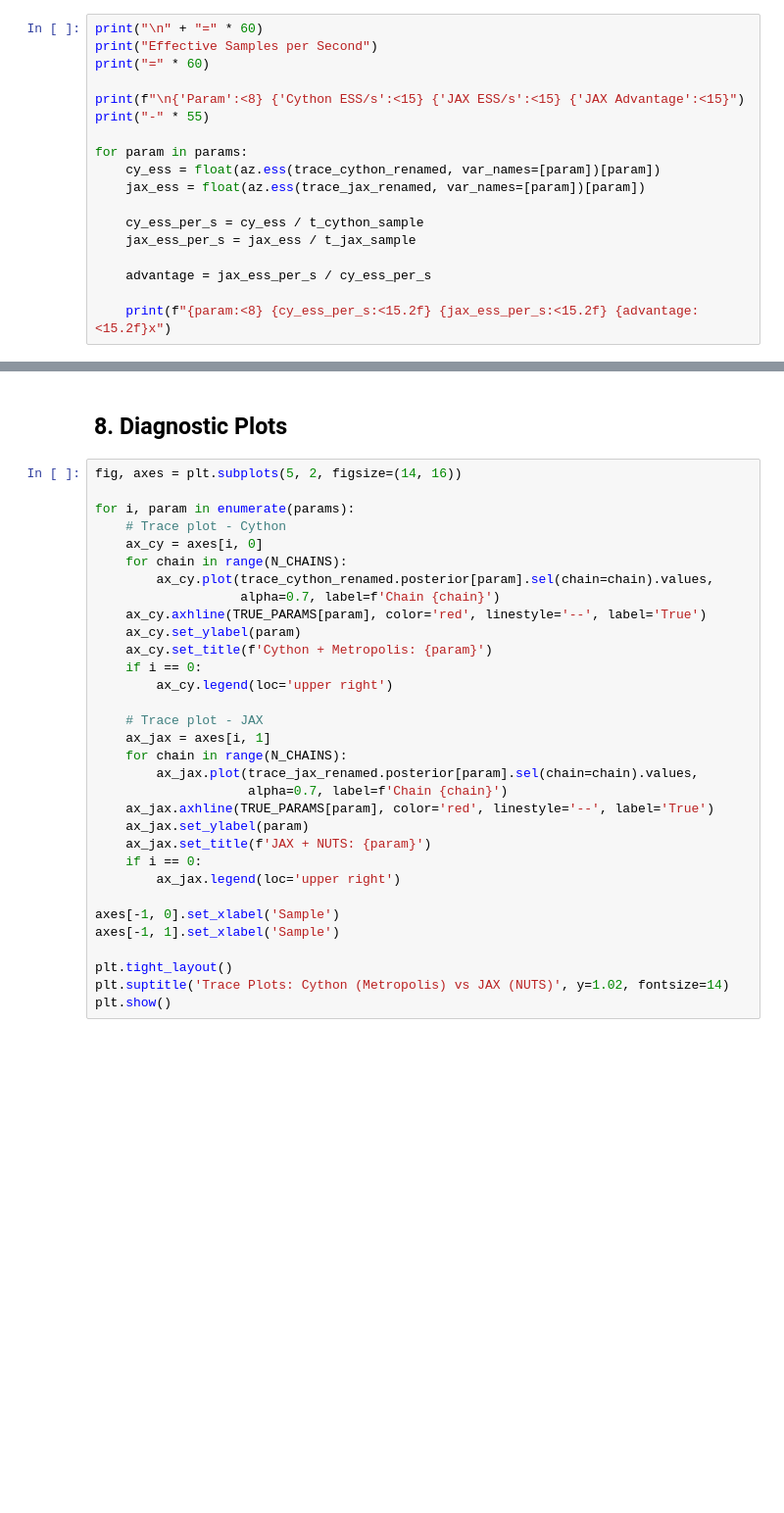
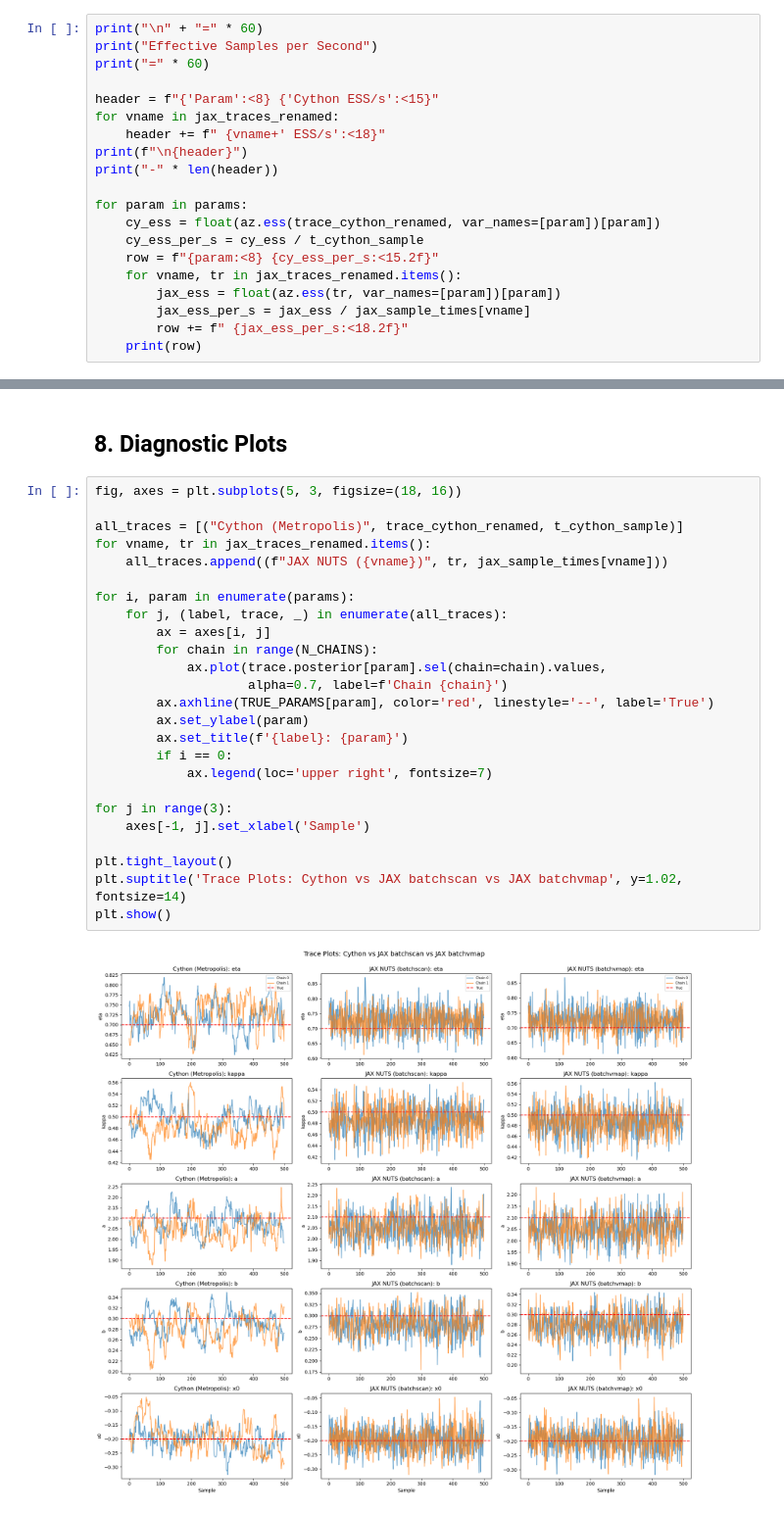
Before and after one commit to RiverFlowsInYou98/efficient-fpt, a Jupyter notebook: examples/example_jax/pymc_sampler_comparison.ipynb, the cells around one changed output, grey strips where cells are left out. Shown at 98% size. Saved outputs shown, nothing was run; the diff lists cells and outputs as text; blank space fills up the shorter version.

```diff
--- a/examples/example_jax/pymc_sampler_comparison.ipynb
+++ b/examples/example_jax/pymc_sampler_comparison.ipynb
@@ -565,16 +667,18 @@ print("\n" + "=" * 60)
 print("Effective Samples per Second")
 print("=" * 60)
 
-print(f"\n{'Param':<8} {'Cython ESS/s':<15} {'JAX ESS/s':<15} {'JAX Advantage':<15}")
-print("-" * 55)
+header = f"{'Param':<8} {'Cython ESS/s':<15}"
+for vname in jax_traces_renamed:
+    header += f" {vname+' ESS/s':<18}"
+print(f"\n{header}")
+print("-" * len(header))
 
 for param in params:
     cy_ess = float(az.ess(trace_cython_renamed, var_names=[param])[param])
-    jax_ess = float(az.ess(trace_jax_renamed, var_names=[param])[param])
-
     cy_ess_per_s = cy_ess / t_cython_sample
-    jax_ess_per_s = jax_ess / t_jax_sample
-
-    advantage = jax_ess_per_s / cy_ess_per_s
-
-    print(f"{param:<8} {cy_ess_per_s:<15.2f} {jax_ess_per_s:<15.2f} {advantage:<15.2f}x")
+    row = f"{param:<8} {cy_ess_per_s:<15.2f}"
+    for vname, tr in jax_traces_renamed.items():
+        jax_ess = float(az.ess(tr, var_names=[param])[param])
+        jax_ess_per_s = jax_ess / jax_sample_times[vname]
+        row += f" {jax_ess_per_s:<18.2f}"
+    print(row)
@@ -581,36 +697,31 @@ for param in params:
 # %% [markdown]
 ## 8. Diagnostic Plots
 # %%
-fig, axes = plt.subplots(5, 2, figsize=(14, 16))
+fig, axes = plt.subplots(5, 3, figsize=(18, 16))
+
+all_traces = [("Cython (Metropolis)", trace_cython_renamed, t_cython_sample)]
+for vname, tr in jax_traces_renamed.items():
+    all_traces.append((f"JAX NUTS ({vname})", tr, jax_sample_times[vname]))
 
 for i, param in enumerate(params):
-    # Trace plot - Cython
-    ax_cy = axes[i, 0]
-    for chain in range(N_CHAINS):
-        ax_cy.plot(trace_cython_renamed.posterior[param].sel(chain=chain).values,
-                   alpha=0.7, label=f'Chain {chain}')
-    ax_cy.axhline(TRUE_PARAMS[param], color='red', linestyle='--', label='True')
-    ax_cy.set_ylabel(param)
-    ax_cy.set_title(f'Cython + Metropolis: {param}')
-    if i == 0:
-        ax_cy.legend(loc='upper right')
+    for j, (label, trace, _) in enumerate(all_traces):
+        ax = axes[i, j]
+        for chain in range(N_CHAINS):
+            ax.plot(trace.posterior[param].sel(chain=chain).values,
+                    alpha=0.7, label=f'Chain {chain}')
+        ax.axhline(TRUE_PARAMS[param], color='red', linestyle='--', label='True')
+        ax.set_ylabel(param)
+        ax.set_title(f'{label}: {param}')
+        if i == 0:
+            ax.legend(loc='upper right', fontsize=7)
 
-    # Trace plot - JAX
-    ax_jax = axes[i, 1]
-    for chain in range(N_CHAINS):
-        ax_jax.plot(trace_jax_renamed.posterior[param].sel(chain=chain).values,
-                    alpha=0.7, label=f'Chain {chain}')
-    ax_jax.axhline(TRUE_PARAMS[param], color='red', linestyle='--', label='True')
-    ax_jax.set_ylabel(param)
-    ax_jax.set_title(f'JAX + NUTS: {param}')
-    if i == 0:
-        ax_jax.legend(loc='upper right')
-
-axes[-1, 0].set_xlabel('Sample')
-axes[-1, 1].set_xlabel('Sample')
+for j in range(3):
+    axes[-1, j].set_xlabel('Sample')
 
 plt.tight_layout()
-plt.suptitle('Trace Plots: Cython (Metropolis) vs JAX (NUTS)', y=1.02, fontsize=14)
+plt.suptitle('Trace Plots: Cython vs JAX batchscan vs JAX batchvmap', y=1.02, fontsize=14)
 plt.show()
+# %% [output]
+[figure, added]
 # %%
 az.plot_pair(trace_cython_renamed, var_names=params)
```
Also changed, not shown: parts of 26 cells of this notebook, 1 other file.
